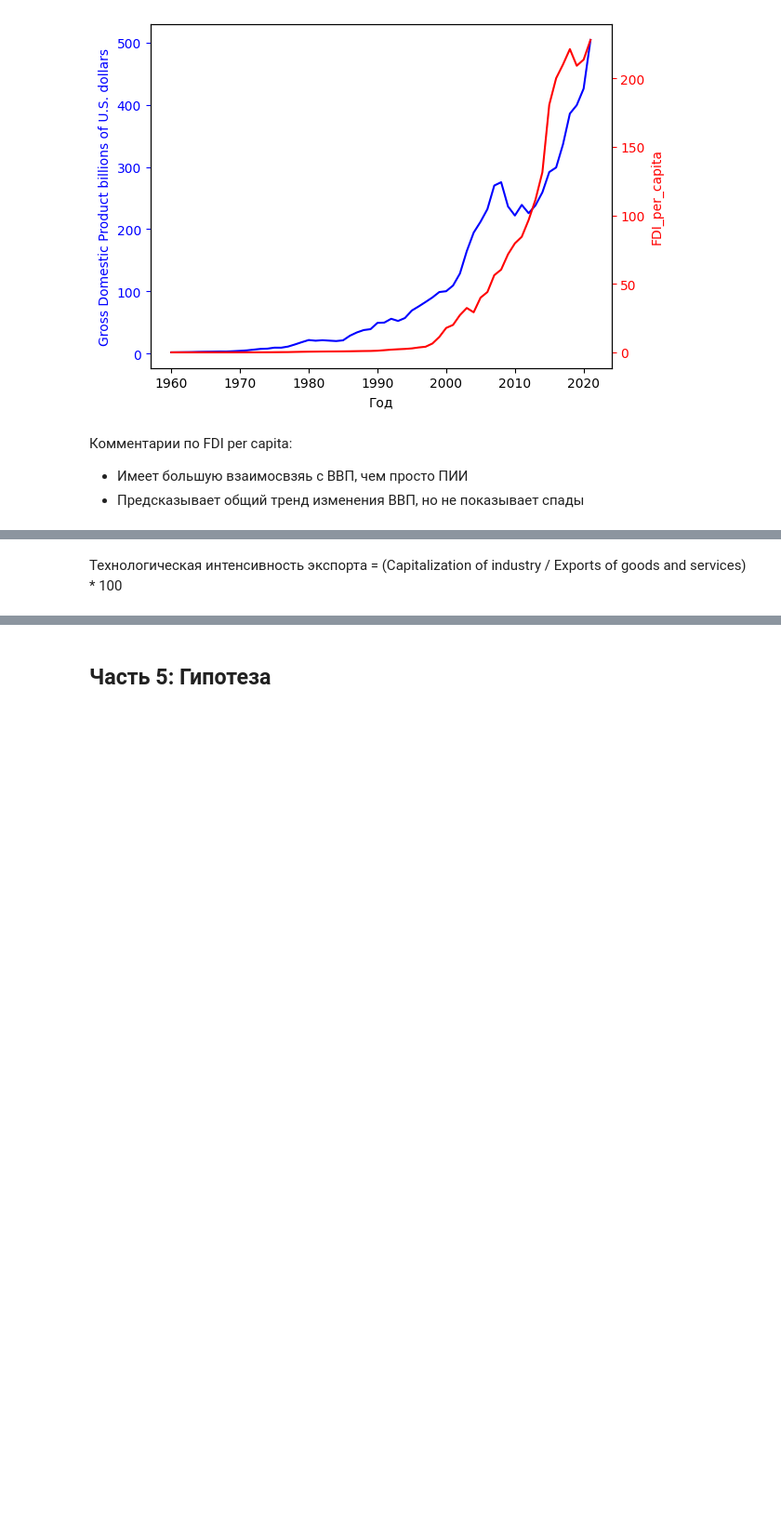
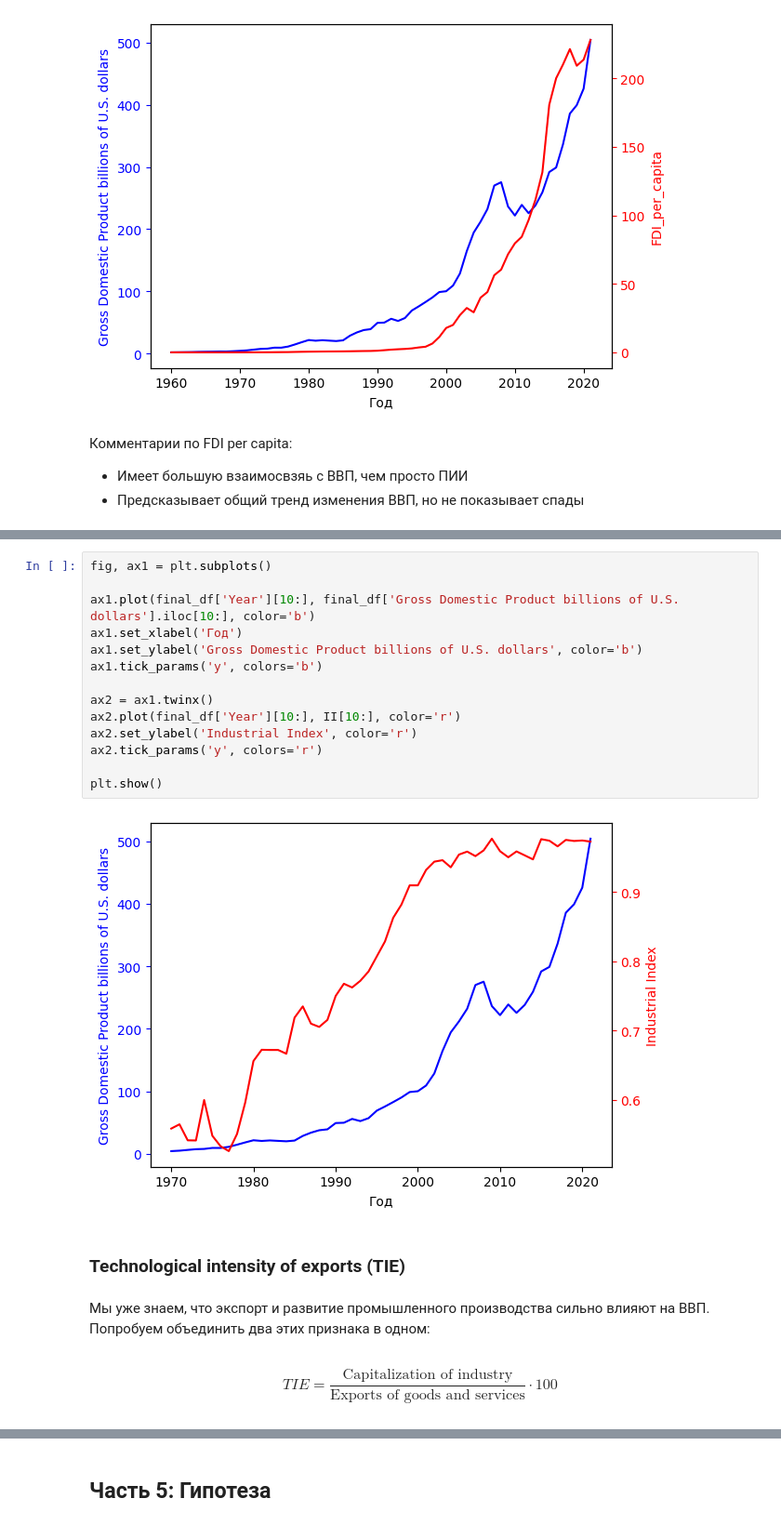
Before and after one commit to rsokur1515/Pr, a Jupyter notebook: Проект.ipynb, the cells around one changed output, grey strips where cells are left out. Shown at 93% size. Saved outputs shown, nothing was run; the diff lists cells and outputs as text; blank space fills up the shorter version.

```diff
--- a/Проект.ipynb
+++ b/Проект.ipynb
@@ -969,2 +1021,22 @@ plt.show()
+# %%
+fig, ax1 = plt.subplots()
+
+ax1.plot(final_df['Year'][10:], final_df['Gross Domestic Product billions of U.S. dollars'].iloc[10:], color='b')
+ax1.set_xlabel('Год')
+ax1.set_ylabel('Gross Domestic Product billions of U.S. dollars', color='b')
+ax1.tick_params('y', colors='b')
+
+ax2 = ax1.twinx()
+ax2.plot(final_df['Year'][10:], II[10:], color='r')
+ax2.set_ylabel('Industrial Index', color='r')
+ax2.tick_params('y', colors='r')
+
+plt.show()
+# %% [output]
+[figure, added]
+# %% [markdown]
+### Technological intensity of exports (TIE)
+# %% [markdown]
+Мы уже знаем, что экспорт и развитие промышленного производства сильно влияют на ВВП. Попробуем объединить два этих признака в одном:
 # %% [markdown]
-Технологическая интенсивность экспорта = (Capitalization of industry / Exports of goods and services) * 100
+$$ TIE = \frac{\text{Capitalization of industry}}{\text{Exports of goods and services}} \cdot 100 $$
```
Also changed, not shown: parts of 45 cells of this notebook.
